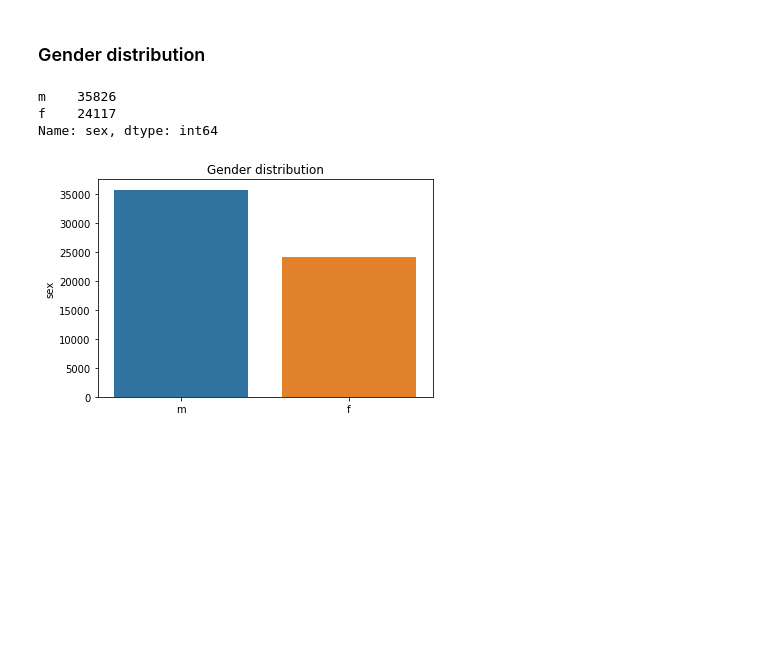
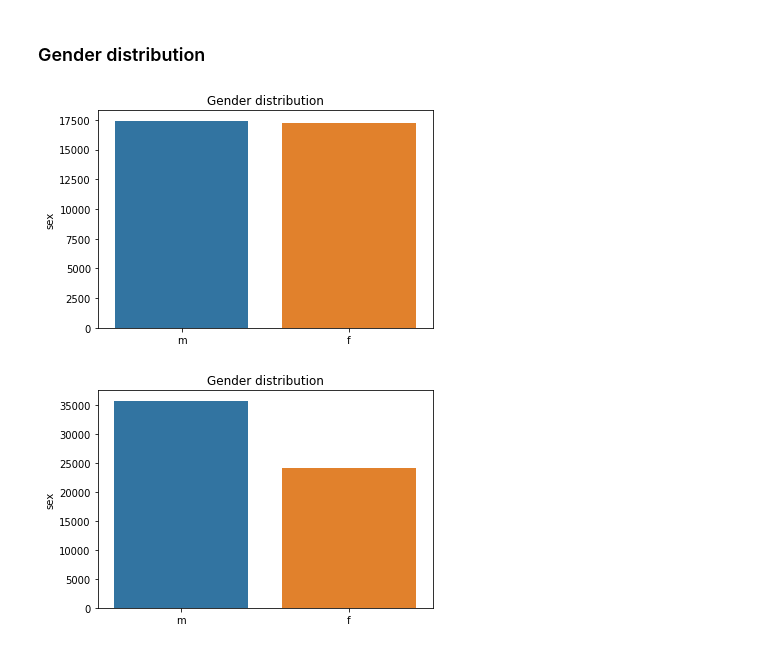
Before and after one commit to Ispanicus/OKCupid, a Jupyter notebook: Exploratory_analysis.ipynb, the cells around one changed output. Saved outputs shown, nothing was run; the diff lists cells and outputs as text; code cells hidden in the pictures; blank space fills up the shorter version.

```diff
--- a/Exploratory_analysis.ipynb
+++ b/Exploratory_analysis.ipynb
@@ -43,12 +30,13 @@ Name: location, Length: 193, dtype: int64
 ## Visualization of classes distribution
 # %% [markdown]
 ### Gender distribution
-# %%
-data["sex"].value_counts()
-# %% [output]
-m    35826
-f    24117
-Name: sex, dtype: int64
+# %%
+gender_dist = sns.barplot(x=df_final.sex.value_counts().index, y=df_final.sex.value_counts())
+plt.title("Gender distribution")
+
+plt.show();
+# %% [output]
+[figure, added]
 # %%
 gender_dist = sns.barplot(x=data.sex.value_counts().index, y=data.sex.value_counts())
 plt.title("Gender distribution")
```
Also changed, not shown: parts of 52 cells of this notebook.
